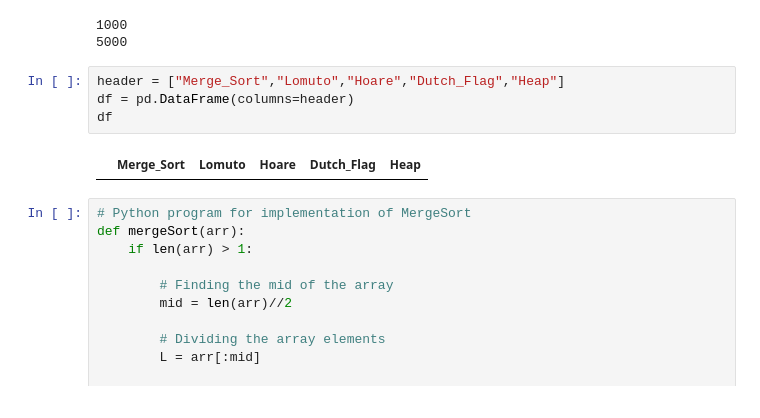
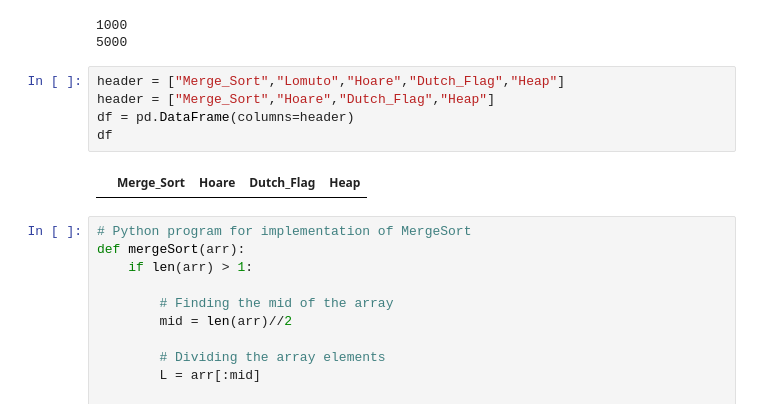
Before and after one commit to BensonHermes/2021_1101_Data_Structure, a Jupyter notebook: [DS]108307041_HW1.ipynb, the cells around one changed output. Drawn from its saved outputs; the diff is of its cells as text.

```diff
--- a/[DS]108307041_HW1.ipynb
+++ b/[DS]108307041_HW1.ipynb
@@ -16,10 +16,11 @@ print(sys.getrecursionlimit())
 5000
 # %%
 header = ["Merge_Sort","Lomuto","Hoare","Dutch_Flag","Heap"]
+header = ["Merge_Sort","Hoare","Dutch_Flag","Heap"]
 df = pd.DataFrame(columns=header)
 df
 # %% [output]
-|  | Merge_Sort | Lomuto | Hoare | Dutch_Flag | Heap |
+|  | Merge_Sort | Hoare | Dutch_Flag | Heap |
 # %%
 # Python program for implementation of MergeSort
 def mergeSort(arr):
```
Also changed, not shown: parts of 4 cells of this notebook.
